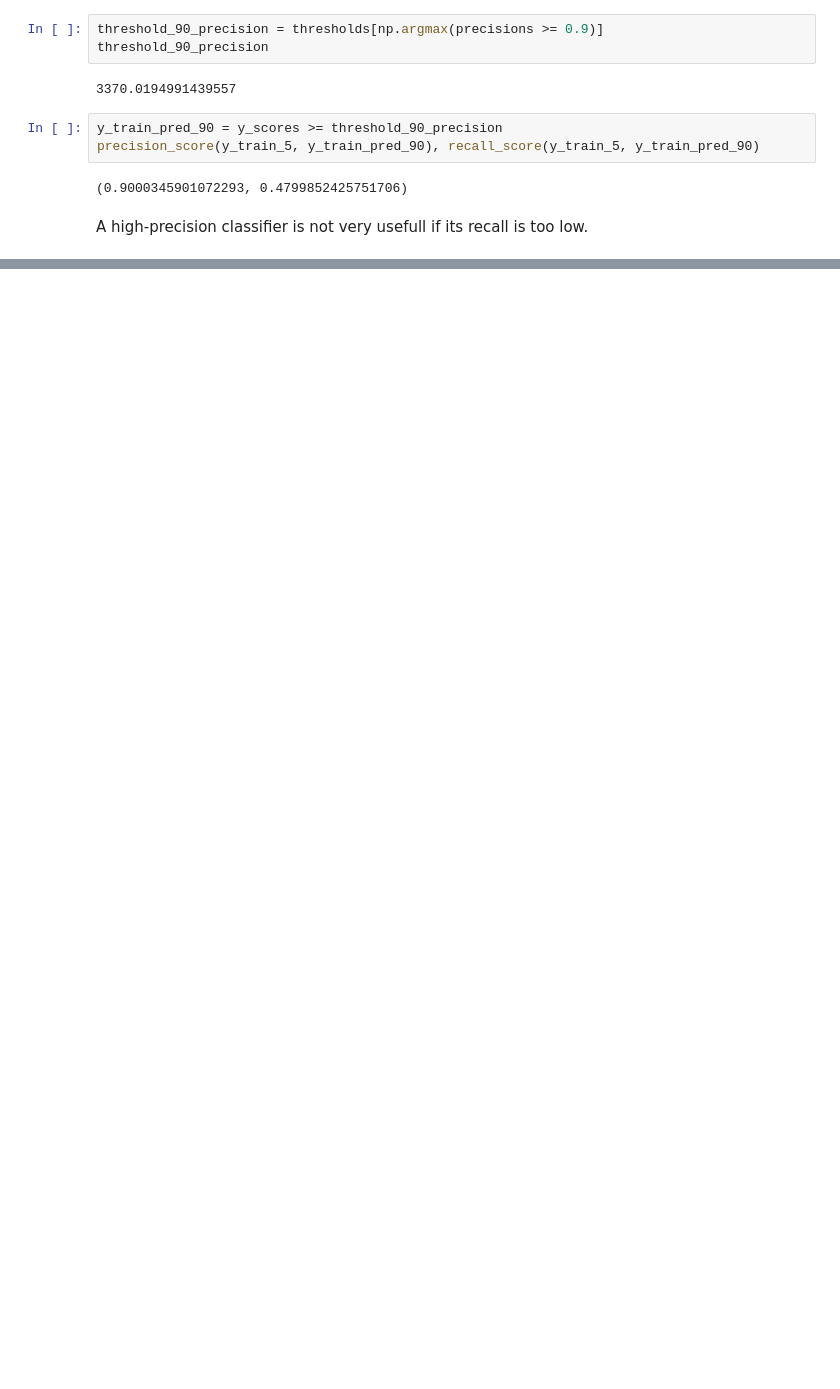
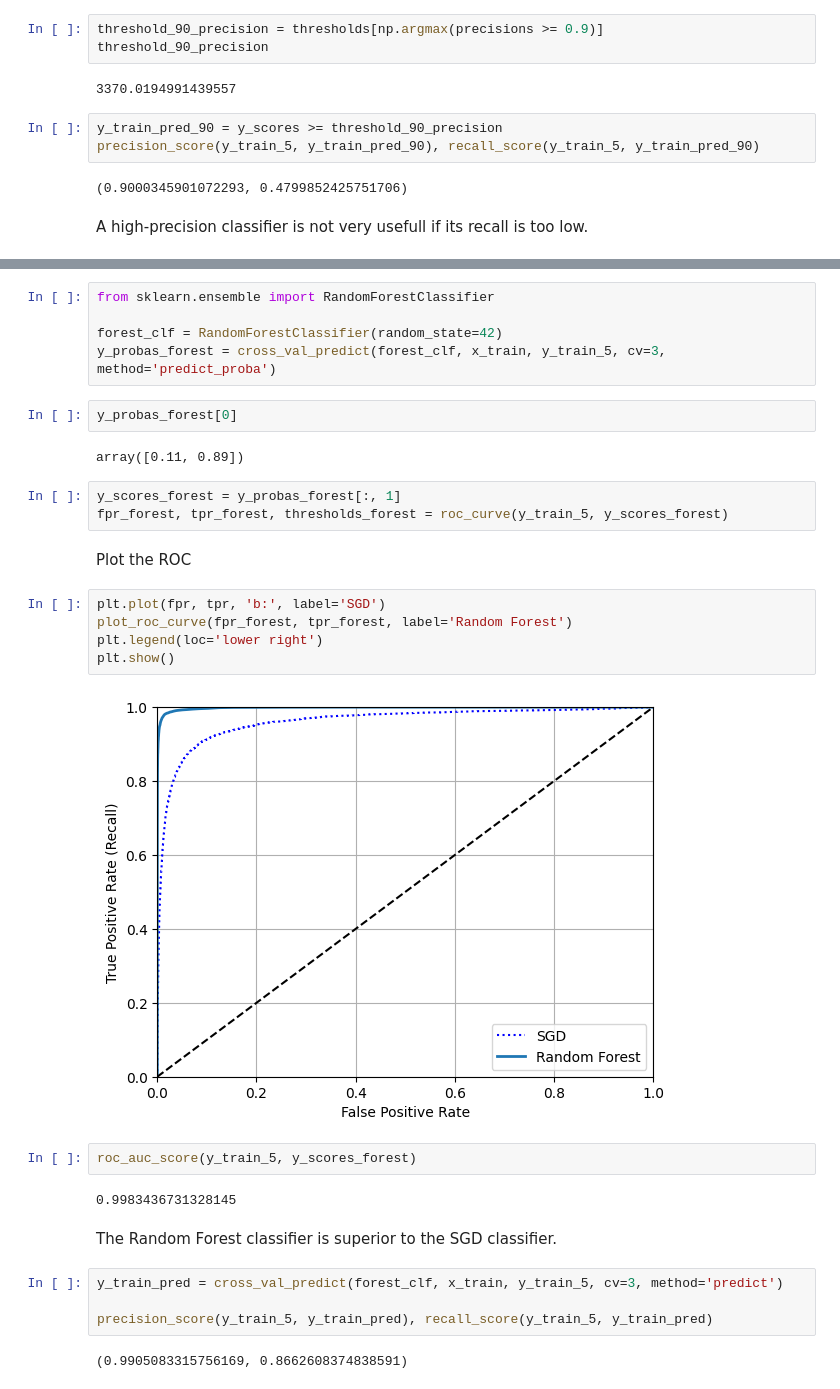
Before and after one commit to neofluar/kaggle, a Jupyter notebook: mnist/classification.ipynb, the cells around one changed output, grey strips where cells are left out. Cells and saved outputs as stored; diff of their text form; blank space fills up the shorter version.

```diff
--- a/mnist/classification.ipynb
+++ b/mnist/classification.ipynb
@@ -211,0 +250,33 @@ A high-precision classifier is not very usefull if its recall is too low.
+# %%
+from sklearn.ensemble import RandomForestClassifier
+
+forest_clf = RandomForestClassifier(random_state=42)
+y_probas_forest = cross_val_predict(forest_clf, x_train, y_train_5, cv=3, method='predict_proba')
+# %%
+y_probas_forest[0]
+# %% [output]
+array([0.11, 0.89])
+# %%
+y_scores_forest = y_probas_forest[:, 1]
+fpr_forest, tpr_forest, thresholds_forest = roc_curve(y_train_5, y_scores_forest)
+# %% [markdown]
+Plot the ROC
+# %%
+plt.plot(fpr, tpr, 'b:', label='SGD')
+plot_roc_curve(fpr_forest, tpr_forest, label='Random Forest')
+plt.legend(loc='lower right')
+plt.show()
+# %% [output]
+[figure, added]
+# %%
+roc_auc_score(y_train_5, y_scores_forest)
+# %% [output]
+0.9983436731328145
+# %% [markdown]
+The Random Forest classifier is superior to the SGD classifier.
+# %%
+y_train_pred = cross_val_predict(forest_clf, x_train, y_train_5, cv=3, method='predict')
+
+precision_score(y_train_5, y_train_pred), recall_score(y_train_5, y_train_pred)
+# %% [output]
+(0.9905083315756169, 0.8662608374838591)
```
Also changed, not shown: parts of 62 cells of this notebook, 1 other file.
